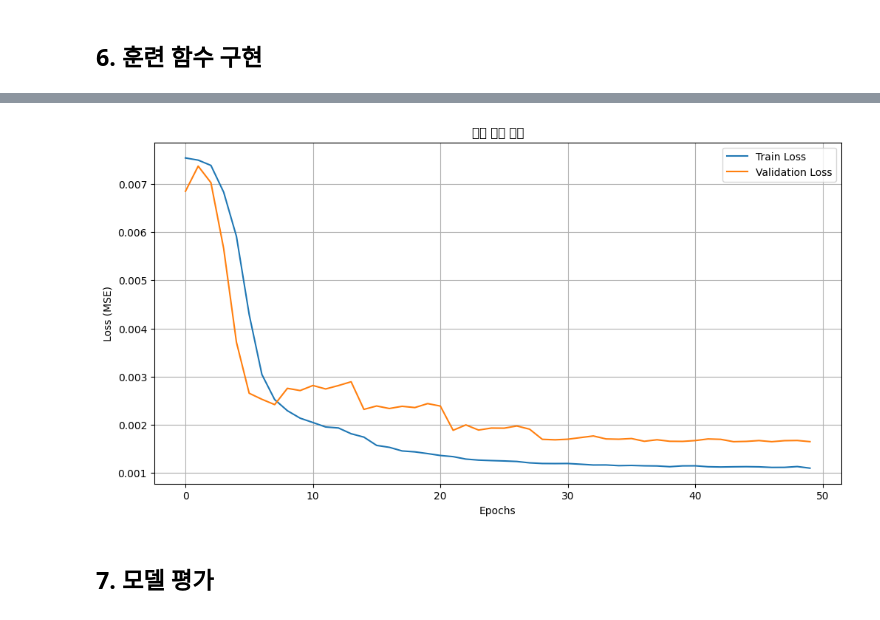
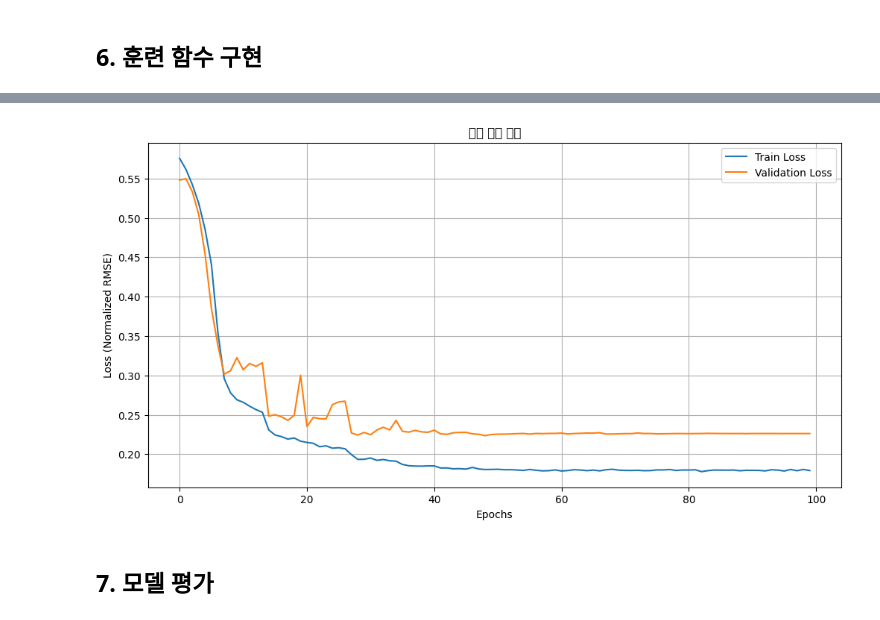
Before and after one commit to Honkong-Global-AI-Challeng-25/AI_code, a Jupyter notebook: src/lstm.ipynb, the cells around one changed output, grey strips where cells are left out. Cells and saved outputs as stored; diff of their text form; code cells hidden in the pictures.

Commit message:
Modify first data and training

```diff
--- a/src/lstm.ipynb
+++ b/src/lstm.ipynb
@@ -171,7 +199,7 @@ LSTMModel(
 # %%
 # 손실 함수 및 옵티마이저 정의
-criterion = nn.MSELoss()
-optimizer = optim.Adam(model.parameters(), lr=0.001)
+criterion = NormalizedRMSELoss()
+optimizer = optim.AdamW(model.parameters(), lr=0.001)
 
 # 학습률 스케줄러 (선택 사항)
 scheduler = optim.lr_scheduler.ReduceLROnPlateau(
@@ -183,7 +211,15 @@ scheduler = optim.lr_scheduler.ReduceLROnPlateau(
 # %% [markdown]
 ## 6. 훈련 함수 구현
 # %%
-def train_model(model, train_loader, val_loader, criterion, optimizer, scheduler, num_epochs, device):
+import torch
+import torch.nn as nn
+import numpy as np
+
+
+def train_model(model, train_loader, val_loader, optimizer, scheduler, num_epochs, device):
+    # 커스텀 손실 함수 초기화
+    criterion = NormalizedRMSELoss()
+
     train_losses = []
     val_losses = []
     best_val_loss = float('inf')
@@ -204,7 +240,7 @@ def train_model(model, train_loader, val_loader, criterion, optimizer, scheduler
             # 순전파
             outputs = model(X_batch)
 
-            # 손실 계산
+            # 손실 계산 (커스텀 손실 함수 사용)
             loss = criterion(outputs, y_batch)
 
             # 역전파 및 옵티마이저 단계
@@ -229,7 +265,7 @@ def train_model(model, train_loader, val_loader, criterion, optimizer, scheduler
                 # 예측
                 outputs = model(X_batch)
 
-                # 손실 계산
+                # 손실 계산 (커스텀 손실 함수 사용)
                 loss = criterion(outputs, y_batch)
                 val_loss += loss.item() * X_batch.size(0)
 
@@ -253,12 +289,11 @@ def train_model(model, train_loader, val_loader, criterion, optimizer, scheduler
     return model, train_losses, val_losses
 
 # 모델 훈련
-num_epochs = 50
+num_epochs = 100
 model, train_losses, val_losses = train_model(
     model,
     train_loader,
     val_loader,
-    criterion,
     optimizer,
     scheduler,
     num_epochs,
@@ -271,7 +306,7 @@ plt.plot(train_losses, label='Train Loss')
 plt.plot(val_losses, label='Validation Loss')
 plt.title('모델 훈련 과정')
 plt.xlabel('Epochs')
-plt.ylabel('Loss (MSE)')
+plt.ylabel('Loss (Normalized RMSE)')  # 손실 함수 이름 변경
 plt.legend()
 plt.grid(True)
 plt.show()
@@ -296,4 +331,4 @@ Epoch 50/50 | Train Loss: 0.0011 | Val Loss: 0.0016
-[figure, old version]
+[figure, new version]
 # %% [markdown]
 ## 7. 모델 평가
 # %%
```
Also changed, not shown: parts of 4 cells of this notebook, 5 other files.
